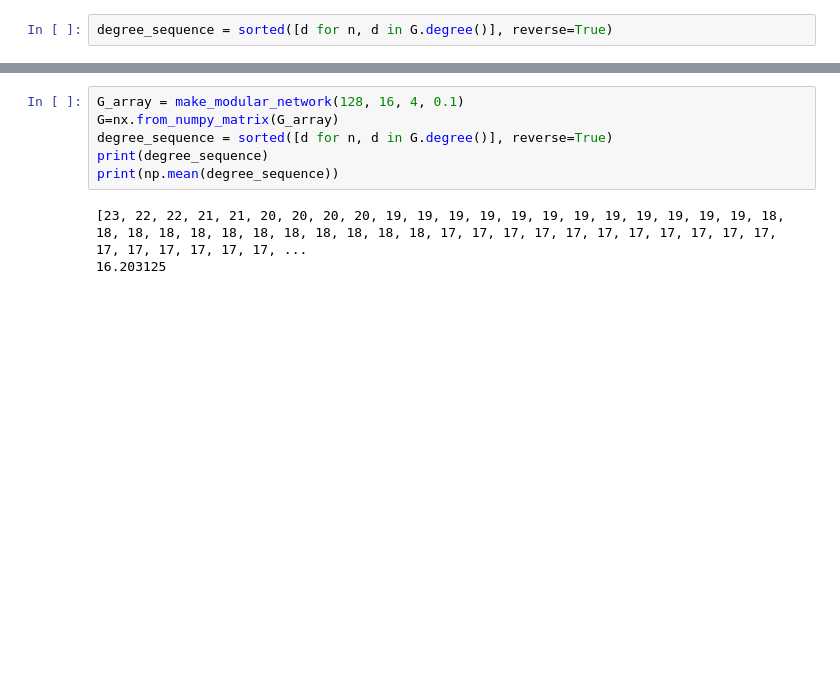
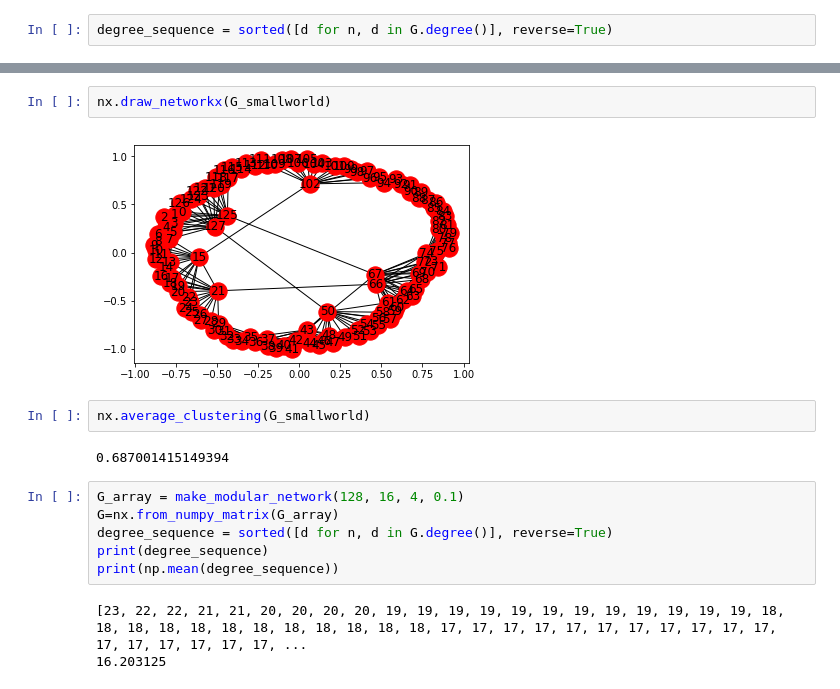
Before and after one commit to tripdancer0916/esn-network-neuroscience, a Jupyter notebook: modular-networks.ipynb, the cells around one changed output, grey strips where cells are left out. Cells and saved outputs as stored; diff of their text form; blank space fills up the shorter version.

```diff
--- a/modular-networks.ipynb
+++ b/modular-networks.ipynb
@@ -172,3 +184,11 @@ sns.heatmap(G_array)
+# %%
+nx.draw_networkx(G_smallworld)
+# %% [output]
+[figure, added]
+# %%
+nx.average_clustering(G_smallworld)
+# %% [output]
+0.687001415149394
 # %%
 G_array = make_modular_network(128, 16, 4, 0.1)
 G=nx.from_numpy_matrix(G_array)
```
Also changed, not shown: parts of 9 cells of this notebook, 5 other files.
